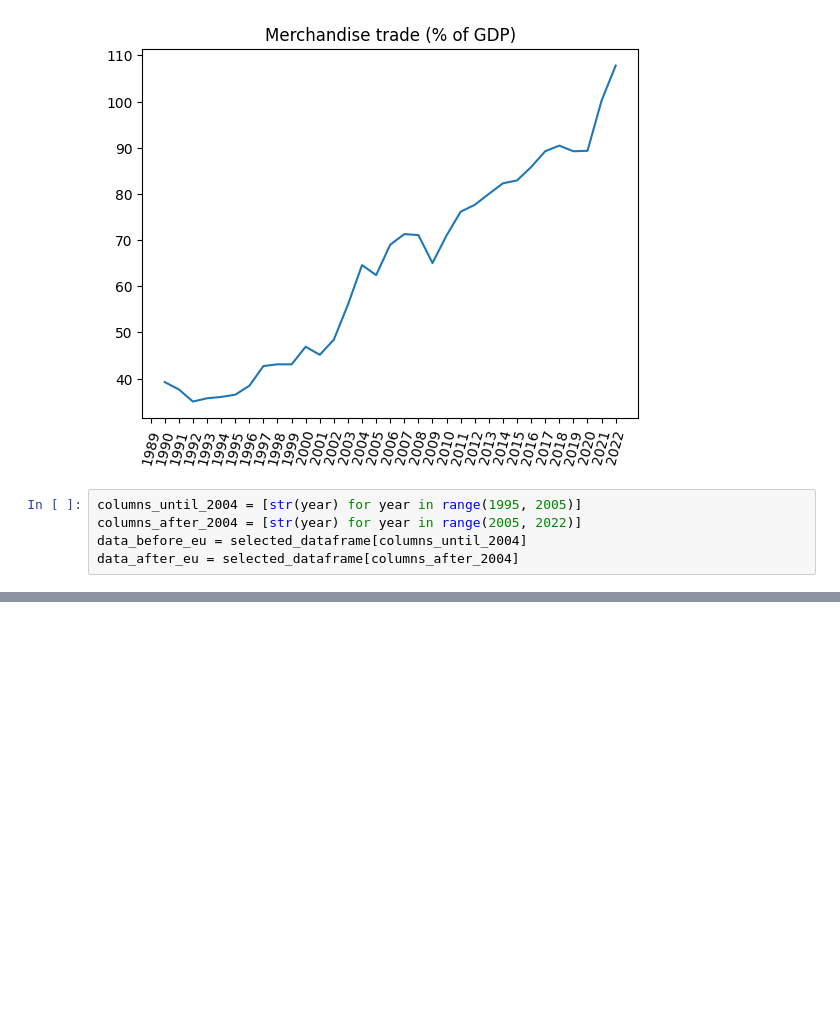
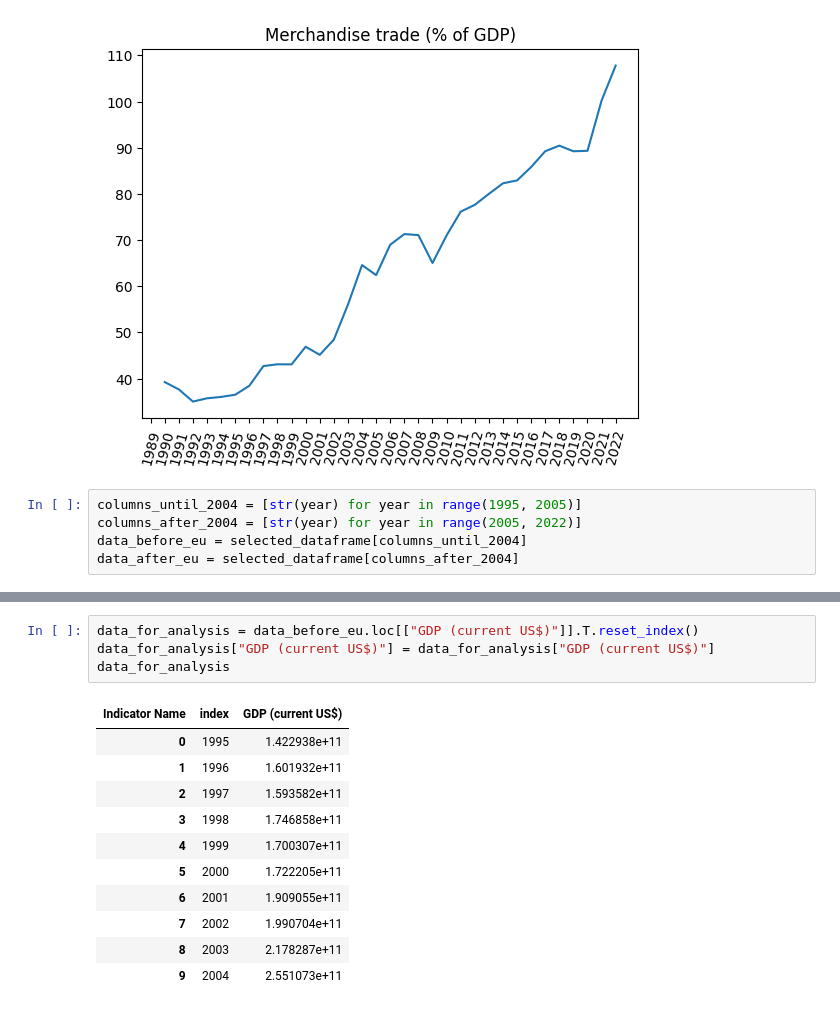
Before and after one commit to Mateusz-Szewczyk10/Portfolio_projects, a Jupyter notebook: European Union impact on Poland/data_processing.ipynb, the cells around one changed output, grey strips where cells are left out. Drawn from its saved outputs; the diff is of its cells as text; blank space fills up the shorter version.

```diff
--- a/European Union impact on Poland/data_processing.ipynb
+++ b/European Union impact on Poland/data_processing.ipynb
@@ -53,3 +53,19 @@ data_before_eu.T.corr()
 | Inflation, consumer prices (annua... | -0.950470 | -0.786997 | 1.000000 | 0.654349 | ... |
 | International tourism, receipts (... | -0.718302 | -0.510474 | 0.654349 | 1.000000 | ... |
 | Merchandise trade (% of GDP) | 0.871194 | 0.970463 | -0.757871 | -0.475361 | ... |
+# %%
+data_for_analysis = data_before_eu.loc[["GDP (current US$)"]].T.reset_index()
+data_for_analysis["GDP (current US$)"] = data_for_analysis["GDP (current US$)"]
+data_for_analysis
+# %% [output]
+| Indicator Name | index | GDP (current US$) |
+| 0 | 1995 | 1.422938e+11 |
+| 1 | 1996 | 1.601932e+11 |
+| 2 | 1997 | 1.593582e+11 |
+| 3 | 1998 | 1.746858e+11 |
+| 4 | 1999 | 1.700307e+11 |
+| 5 | 2000 | 1.722205e+11 |
+| 6 | 2001 | 1.909055e+11 |
+| 7 | 2002 | 1.990704e+11 |
+| 8 | 2003 | 2.178287e+11 |
+| 9 | 2004 | 2.551073e+11 |
```
Also changed, not shown: parts of 2 cells of this notebook.
